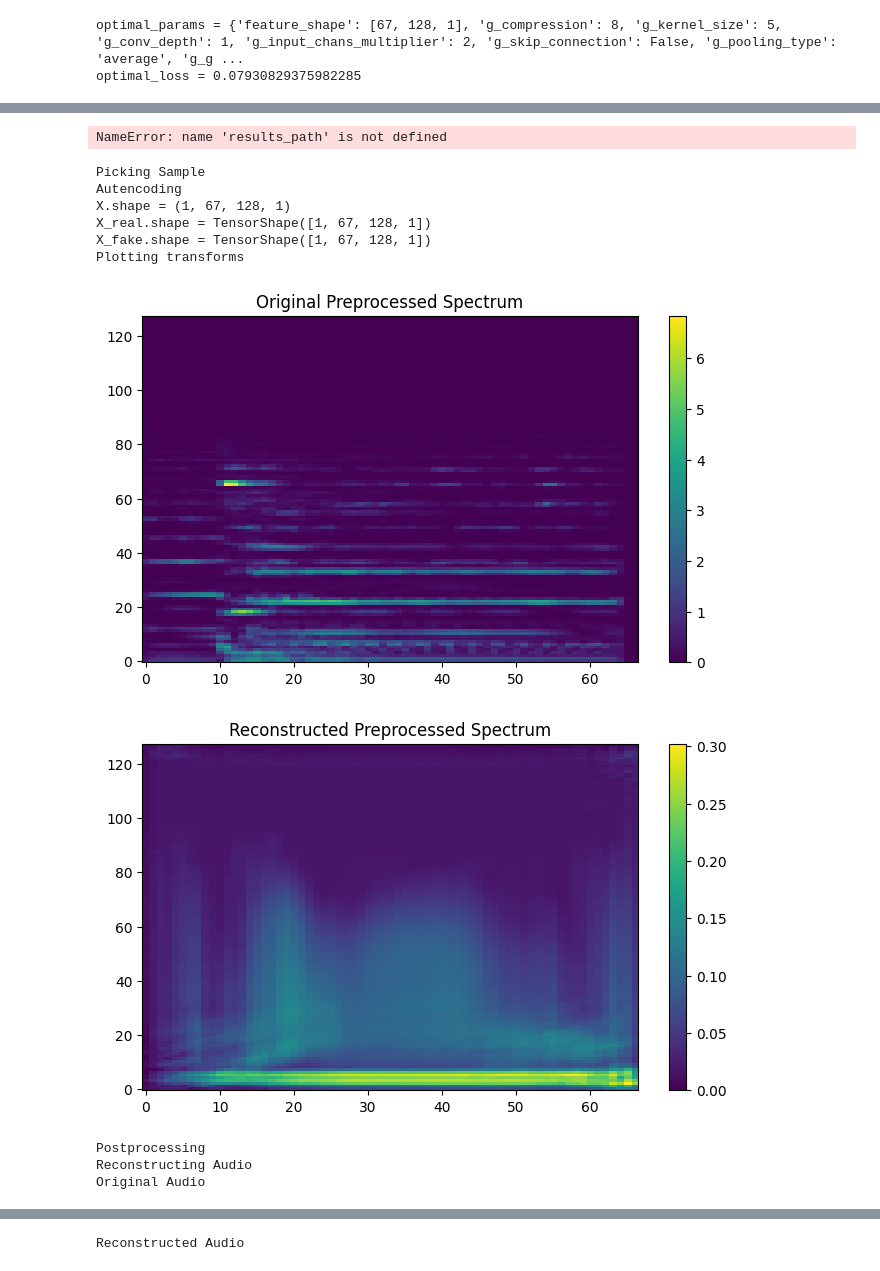
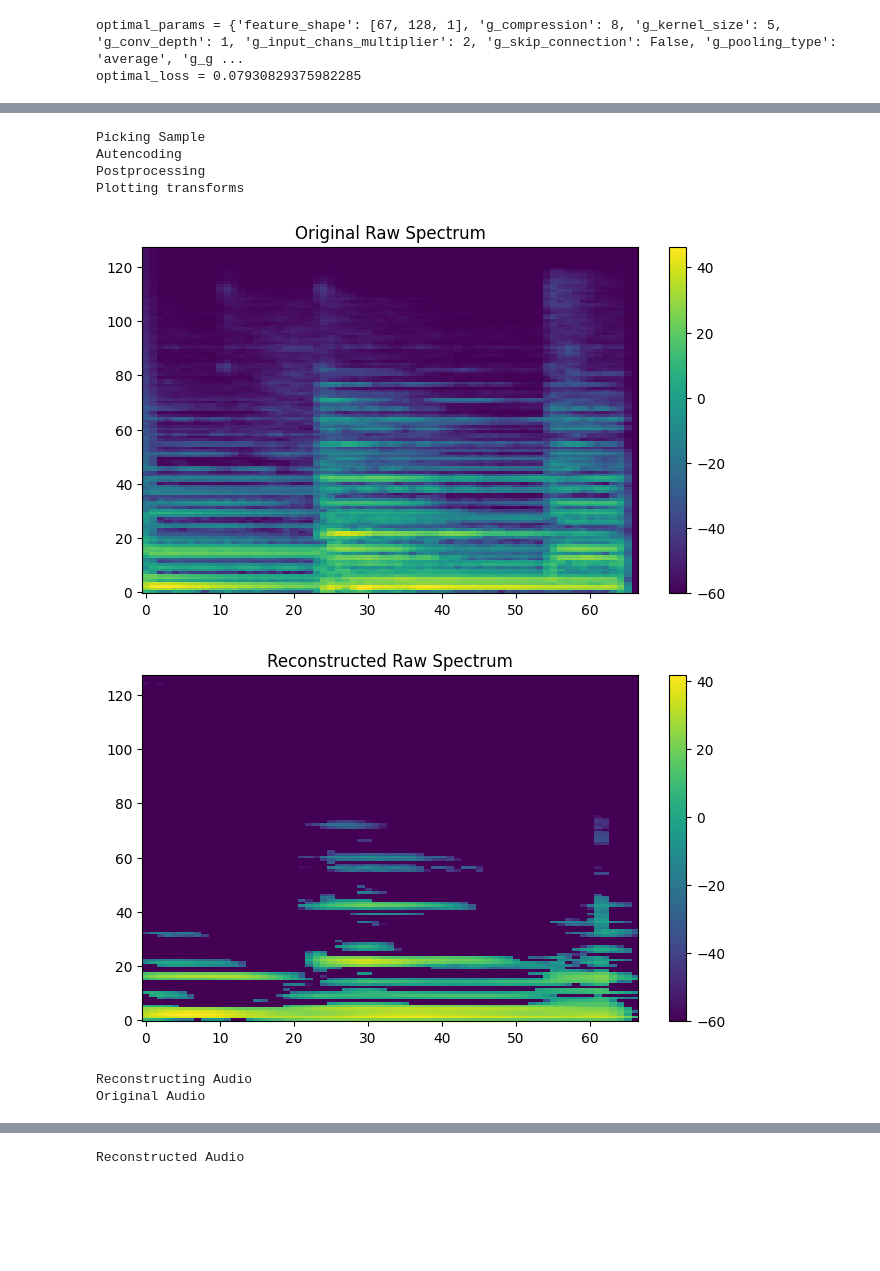
Before and after one commit to FlorSanders/AutoStyleTransfer, a Jupyter notebook: autencoders.ipynb, the cells around one changed output, grey strips where cells are left out. Drawn from its saved outputs; the diff is of its cells as text; code cells hidden in the pictures; blank space fills up the shorter version.

Commit message:
GAN autoencoder that works decently ok

```diff
--- a/autencoders.ipynb
+++ b/autencoders.ipynb
@@ -627,7 +630,8 @@ default_params = {
     "g_gan_reg": 0.1,
     "g_c_reg": 0.1,
     "g_s_reg": 0.1,
-    "g_concatenate": True,
+    "g_concatentate": True,
+    "g_hidden_activation": "sigmoid",
     "d_mlp_layers": 2,
     "d_conv_compression": 8,
     "d_conv_kernel_size": 3,
@@ -808,28 +806,24 @@ NameError: name 'results_path' is not defined
 # Load model
 generator = krs.models.load_model(os.path.join(results_path, "generator.keras"))
 gan = GAN(generator, None)
-# %% [output]
-NameError: name 'results_path' is not defined
 # %%
 # Test model
-def autoencoder(X):
+def autoencoder_real(X):
     X_real, X_fake = gan.generator(X)
-    print(f"{X.shape = }")
-    print(f"{X_real.shape = }")
-    print(f"{X_fake.shape = }")
     return np.array(X_real)
+
+def autoencoder_fake(X):
+    X_real, X_fake = gan.generator(X)
+    return np.array(X_fake)
 # %%
-test_autoencoder(autoencoder, X_test, True, False, False)
+test_autoencoder(autoencoder_real, X_test, False, True, False)
 # %% [output]
 Picking Sample
 Autencoding
-X.shape = (1, 67, 128, 1)
-X_real.shape = TensorShape([1, 67, 128, 1])
-X_fake.shape = TensorShape([1, 67, 128, 1])
+Postprocessing
 Plotting transforms
-[figure, old version]
+[figure, new version]
-[figure, old version]
+[figure, new version]
-Postprocessing
 Reconstructing Audio
 Original Audio
 [interactive output not drawn]
```
Also changed, not shown: parts of 15 cells of this notebook, 2 other files.
